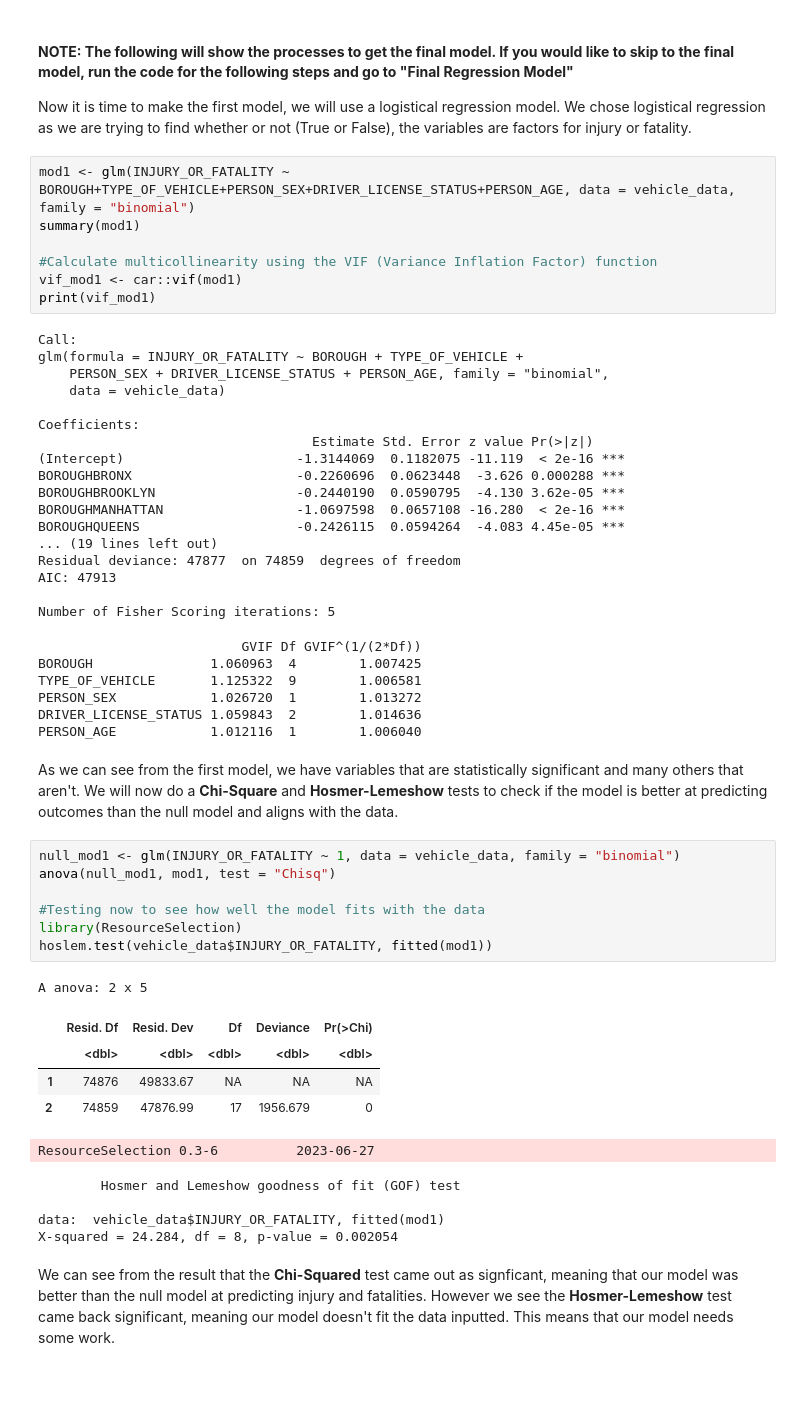
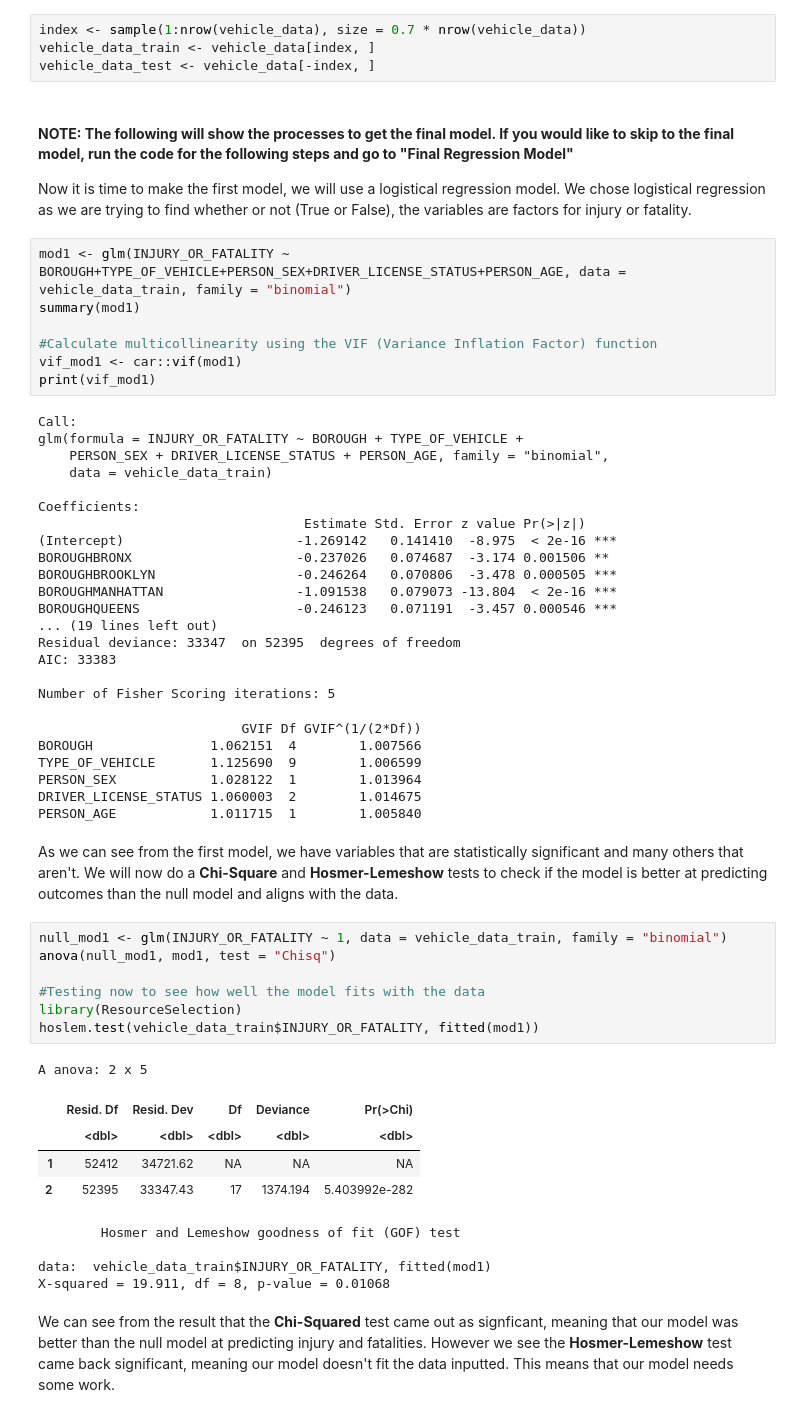
Before and after one commit to ajordonez/motor-vehicle-accident-model, a Jupyter notebook: notebooks/NYC_Motor_Vehicle_Crash_Analysis.ipynb, the cells around one changed output. Cells and saved outputs as stored; diff of their text form; blank space fills up the shorter version.

```diff
--- a/notebooks/NYC_Motor_Vehicle_Crash_Analysis.ipynb
+++ b/notebooks/NYC_Motor_Vehicle_Crash_Analysis.ipynb
@@ -391,9 +385,13 @@ vehicle_data <- vehicle_data %>%
+# %%
+index <- sample(1:nrow(vehicle_data), size = 0.7 * nrow(vehicle_data))
+vehicle_data_train <- vehicle_data[index, ]
+vehicle_data_test <- vehicle_data[-index, ]
 # %% [markdown]
 #### **NOTE: The following will show the processes to get the final model. If you would like to skip to the final model, run the code for the following steps and go to "Final Regression Model"**
 
 Now it is time to make the first model, we will use a logistical regression model. We chose logistical regression as we are trying to find whether or not (True or False), the variables are factors for injury or fatality.
 # %%
-mod1 <- glm(INJURY_OR_FATALITY ~ BOROUGH+TYPE_OF_VEHICLE+PERSON_SEX+DRIVER_LICENSE_STATUS+PERSON_AGE, data = vehicle_data, family = "binomial")
+mod1 <- glm(INJURY_OR_FATALITY ~ BOROUGH+TYPE_OF_VEHICLE+PERSON_SEX+DRIVER_LICENSE_STATUS+PERSON_AGE, data = vehicle_data_train, family = "binomial")
 summary(mod1)
 
 #Calculate multicollinearity using the VIF (Variance Inflation Factor) function
@@ -403,46 +401,45 @@ print(vif_mod1)
 Call:
 glm(formula = INJURY_OR_FATALITY ~ BOROUGH + TYPE_OF_VEHICLE +
     PERSON_SEX + DRIVER_LICENSE_STATUS + PERSON_AGE, family = "binomial",
-    data = vehicle_data)
+    data = vehicle_data_train)
 
 Coefficients:
-                                   Estimate Std. Error z value Pr(>|z|)
-(Intercept)                      -1.3144069  0.1182075 -11.119  < 2e-16 ***
-BOROUGHBRONX                     -0.2260696  0.0623448  -3.626 0.000288 ***
-BOROUGHBROOKLYN                  -0.2440190  0.0590795  -4.130 3.62e-05 ***
-BOROUGHMANHATTAN                 -1.0697598  0.0657108 -16.280  < 2e-16 ***
-BOROUGHQUEENS                    -0.2426115  0.0594264  -4.083 4.45e-05 ***
+                                  Estimate Std. Error z value Pr(>|z|)
+(Intercept)                      -1.269142   0.141410  -8.975  < 2e-16 ***
+BOROUGHBRONX                     -0.237026   0.074687  -3.174 0.001506 **
+BOROUGHBROOKLYN                  -0.246264   0.070806  -3.478 0.000505 ***
+BOROUGHMANHATTAN                 -1.091538   0.079073 -13.804  < 2e-16 ***
+BOROUGHQUEENS                    -0.246123   0.071191  -3.457 0.000546 ***
 ... (19 lines left out)
-Residual deviance: 47877  on 74859  degrees of freedom
-AIC: 47913
+Residual deviance: 33347  on 52395  degrees of freedom
+AIC: 33383
 
 Number of Fisher Scoring iterations: 5
                           GVIF Df GVIF^(1/(2*Df))
-BOROUGH               1.060963  4        1.007425
-TYPE_OF_VEHICLE       1.125322  9        1.006581
-PERSON_SEX            1.026720  1        1.013272
-DRIVER_LICENSE_STATUS 1.059843  2        1.014636
-PERSON_AGE            1.012116  1        1.006040
+BOROUGH               1.062151  4        1.007566
+TYPE_OF_VEHICLE       1.125690  9        1.006599
+PERSON_SEX            1.028122  1        1.013964
+DRIVER_LICENSE_STATUS 1.060003  2        1.014675
+PERSON_AGE            1.011715  1        1.005840
 # %% [markdown]
 As we can see from the first model, we have variables that are statistically significant and many others that aren't. We will now do a **Chi-Square** and **Hosmer-Lemeshow** tests to check if the model is better at predicting outcomes than the null model and aligns with the data.
 # %%
-null_mod1 <- glm(INJURY_OR_FATALITY ~ 1, data = vehicle_data, family = "binomial")
+null_mod1 <- glm(INJURY_OR_FATALITY ~ 1, data = vehicle_data_train, family = "binomial")
 anova(null_mod1, mod1, test = "Chisq")
 
 #Testing now to see how well the model fits with the data
 library(ResourceSelection)
-hoslem.test(vehicle_data$INJURY_OR_FATALITY, fitted(mod1))
+hoslem.test(vehicle_data_train$INJURY_OR_FATALITY, fitted(mod1))
 # %% [output]
 A anova: 2 x 5
 |  | Resid. Df | Resid. Dev | Df | Deviance | Pr(>Chi) |
 |  | <dbl> | <dbl> | <dbl> | <dbl> | <dbl> |
-| 1 | 74876 | 49833.67 | NA | NA | NA |
-| 2 | 74859 | 47876.99 | 17 | 1956.679 | 0 |
+| 1 | 52412 | 34721.62 | NA | NA | NA |
+| 2 | 52395 | 33347.43 | 17 | 1374.194 | 5.403992e-282 |
-ResourceSelection 0.3-6          2023-06-27
+        Hosmer and Lemeshow goodness of fit (GOF) test
+
+data:  vehicle_data_train$INJURY_OR_FATALITY, fitted(mod1)
+X-squared = 19.911, df = 8, p-value = 0.01068
-        Hosmer and Lemeshow goodness of fit (GOF) test
-
-data:  vehicle_data$INJURY_OR_FATALITY, fitted(mod1)
-X-squared = 24.284, df = 8, p-value = 0.002054
 # %% [markdown]
 We can see from the result that the **Chi-Squared** test came out as signficant, meaning that our model was better than the null model at predicting injury and fatalities. However we see the **Hosmer-Lemeshow** test came back significant, meaning our model doesn't fit the data inputted. This means that our model needs some work.
 # %% [markdown]
```
Also changed, not shown: parts of 15 cells of this notebook, 1 other file.
